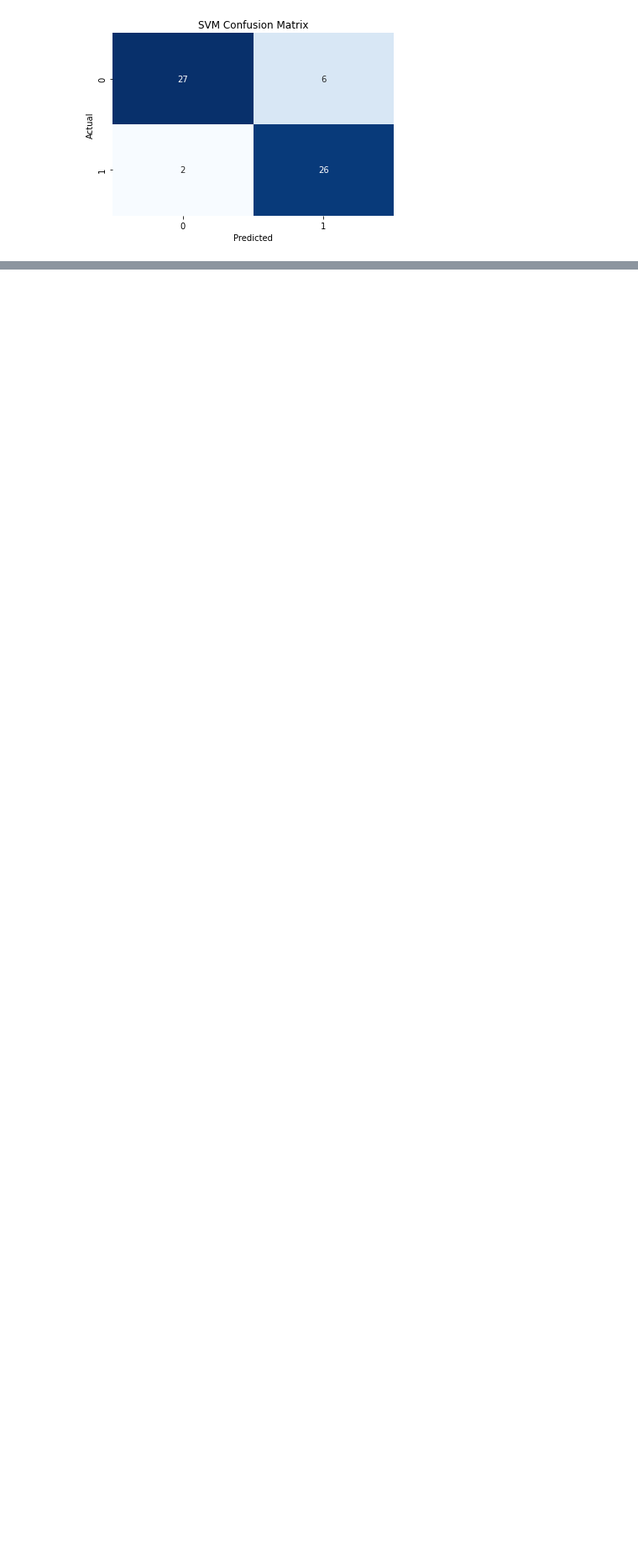
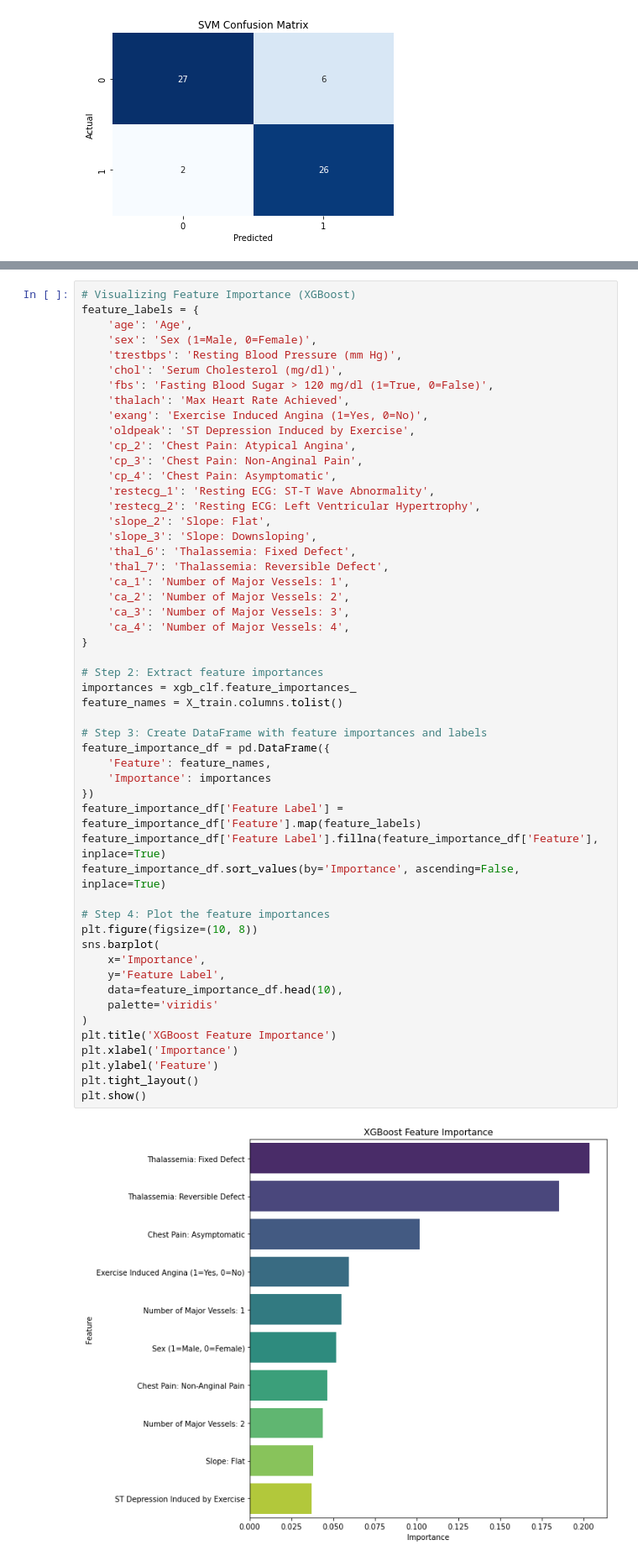
Before and after one commit to chenxi-liu233/24Fall_CSCI6806_Group10, a Jupyter notebook: models/Chenxi-SVM&XGBoost.ipynb, the cells around one changed output, grey strips where cells are left out. Shown: that part at 84% size. Saved outputs shown, nothing was run; the diff lists cells and outputs as text; blank space fills up the shorter version.

```diff
--- a/models/Chenxi-SVM&XGBoost.ipynb
+++ b/models/Chenxi-SVM&XGBoost.ipynb
@@ -362,0 +385,54 @@ plt.show()
+# %%
+# Visualizing Feature Importance (XGBoost)
+feature_labels = {
+    'age': 'Age',
+    'sex': 'Sex (1=Male, 0=Female)',
+    'trestbps': 'Resting Blood Pressure (mm Hg)',
+    'chol': 'Serum Cholesterol (mg/dl)',
+    'fbs': 'Fasting Blood Sugar > 120 mg/dl (1=True, 0=False)',
+    'thalach': 'Max Heart Rate Achieved',
+    'exang': 'Exercise Induced Angina (1=Yes, 0=No)',
+    'oldpeak': 'ST Depression Induced by Exercise',
+    'cp_2': 'Chest Pain: Atypical Angina',
+    'cp_3': 'Chest Pain: Non-Anginal Pain',
+    'cp_4': 'Chest Pain: Asymptomatic',
+    'restecg_1': 'Resting ECG: ST-T Wave Abnormality',
+    'restecg_2': 'Resting ECG: Left Ventricular Hypertrophy',
+    'slope_2': 'Slope: Flat',
+    'slope_3': 'Slope: Downsloping',
+    'thal_6': 'Thalassemia: Fixed Defect',
+    'thal_7': 'Thalassemia: Reversible Defect',
+    'ca_1': 'Number of Major Vessels: 1',
+    'ca_2': 'Number of Major Vessels: 2',
+    'ca_3': 'Number of Major Vessels: 3',
+    'ca_4': 'Number of Major Vessels: 4',
+}
+
+# Step 2: Extract feature importances
+importances = xgb_clf.feature_importances_
+feature_names = X_train.columns.tolist()
+
+# Step 3: Create DataFrame with feature importances and labels
+feature_importance_df = pd.DataFrame({
+    'Feature': feature_names,
+    'Importance': importances
+})
+feature_importance_df['Feature Label'] = feature_importance_df['Feature'].map(feature_labels)
+feature_importance_df['Feature Label'].fillna(feature_importance_df['Feature'], inplace=True)
+feature_importance_df.sort_values(by='Importance', ascending=False, inplace=True)
+
+# Step 4: Plot the feature importances
+plt.figure(figsize=(10, 8))
+sns.barplot(
+    x='Importance',
+    y='Feature Label',
+    data=feature_importance_df.head(10),
+    palette='viridis'
+)
+plt.title('XGBoost Feature Importance')
+plt.xlabel('Importance')
+plt.ylabel('Feature')
+plt.tight_layout()
+plt.show()
+# %% [output]
+[figure, added]
```
Also changed, not shown: parts of 2 cells of this notebook.
